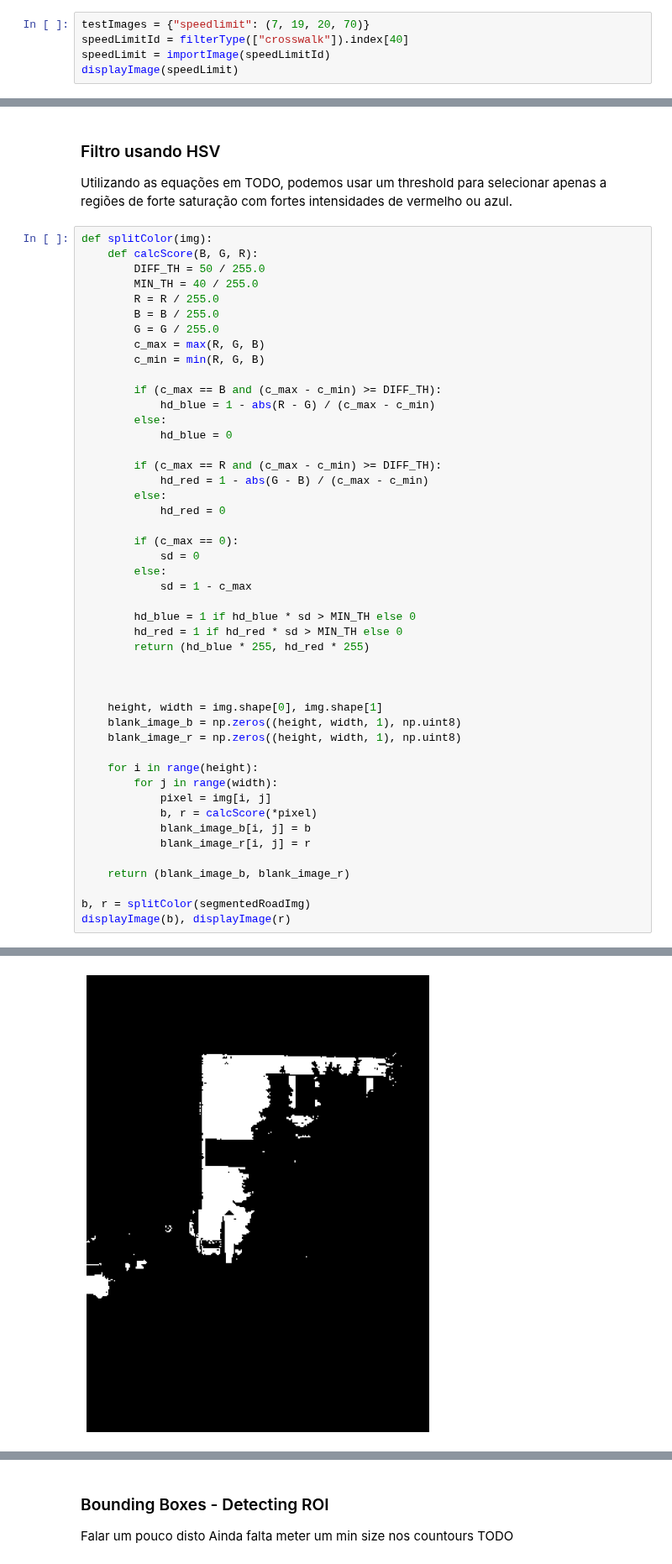
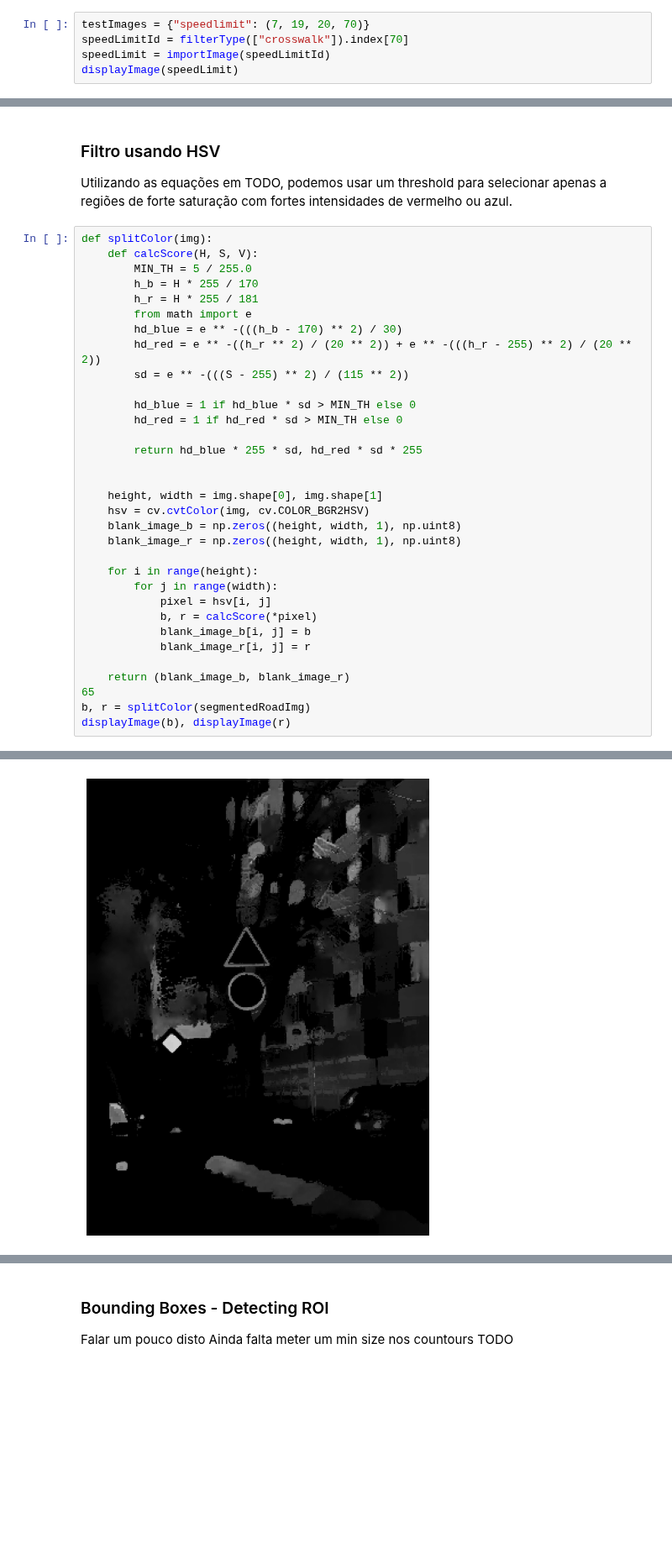
Before and after one commit to joaolucasmartins/VC2022, a Jupyter notebook: notebook.ipynb, the cells around one changed output, grey strips where cells are left out. Shown at 84% size. Saved outputs shown, nothing was run; the diff lists cells and outputs as text; blank space fills up the shorter version.

Commit message:
Fix: Color segmentation

```diff
--- a/notebook.ipynb
+++ b/notebook.ipynb
@@ -90,7 +90,7 @@ filterType(["speedlimit"])
 Nesta secção iremos delimitar quais as áreas em que estamos interessados em analisar. Estas regiões correspondem às que contêm os sinais. Para isso iremos usar o colorspace HSV para filtrar as cores de interesse: **azul** e **vermelho**
 # %%
 testImages = {"speedlimit": (7, 19, 20, 70)}
-speedLimitId = filterType(["crosswalk"]).index[40]
+speedLimitId = filterType(["crosswalk"]).index[70]
 speedLimit = importImage(speedLimitId)
 displayImage(speedLimit)
 # %% [output]
@@ -121,49 +121,35 @@ displayImage(segmentedRoadImg)
 Utilizando as equações em TODO, podemos usar um threshold para selecionar apenas a regiões de forte saturação com fortes intensidades de vermelho ou azul.
 # %%
 def splitColor(img):
-    def calcScore(B, G, R):
-        DIFF_TH = 50 / 255.0
-        MIN_TH = 40 / 255.0
-        R = R / 255.0
-        B = B / 255.0
-        G = G / 255.0
-        c_max = max(R, G, B)
-        c_min = min(R, G, B)
-
-        if (c_max == B and (c_max - c_min) >= DIFF_TH):
-            hd_blue = 1 - abs(R - G) / (c_max - c_min)
-        else:
-            hd_blue = 0
-
-        if (c_max == R and (c_max - c_min) >= DIFF_TH):
-            hd_red = 1 - abs(G - B) / (c_max - c_min)
-        else:
-            hd_red = 0
-
-        if (c_max == 0):
-            sd = 0
-        else:
-            sd = 1 - c_max
+    def calcScore(H, S, V):
+        MIN_TH = 5 / 255.0
+        h_b = H * 255 / 170
+        h_r = H * 255 / 181
+        from math import e
+        hd_blue = e ** -(((h_b - 170) ** 2) / 30)
+        hd_red = e ** -((h_r ** 2) / (20 ** 2)) + e ** -(((h_r - 255) ** 2) / (20 ** 2))
+        sd = e ** -(((S - 255) ** 2) / (115 ** 2))
 
         hd_blue = 1 if hd_blue * sd > MIN_TH else 0
         hd_red = 1 if hd_red * sd > MIN_TH else 0
-        return (hd_blue * 255, hd_red * 255)
 
+        return hd_blue * 255 * sd, hd_red * sd * 255
 
 
     height, width = img.shape[0], img.shape[1]
+    hsv = cv.cvtColor(img, cv.COLOR_BGR2HSV)
     blank_image_b = np.zeros((height, width, 1), np.uint8)
     blank_image_r = np.zeros((height, width, 1), np.uint8)
 
     for i in range(height):
         for j in range(width):
-            pixel = img[i, j]
+            pixel = hsv[i, j]
             b, r = calcScore(*pixel)
             blank_image_b[i, j] = b
             blank_image_r[i, j] = r
 
     return (blank_image_b, blank_image_r)
-
+65
 b, r = splitColor(segmentedRoadImg)
 displayImage(b), displayImage(r)
 # %% [output]
@@ -171,4 +157,4 @@ displayImage(b), displayImage(r)
-[figure, old version]
+[figure, new version]
 (None, None)
 # %% [markdown]
 ### Bounding Boxes - Detecting ROI
```
Also changed, not shown: parts of 8 cells of this notebook.
